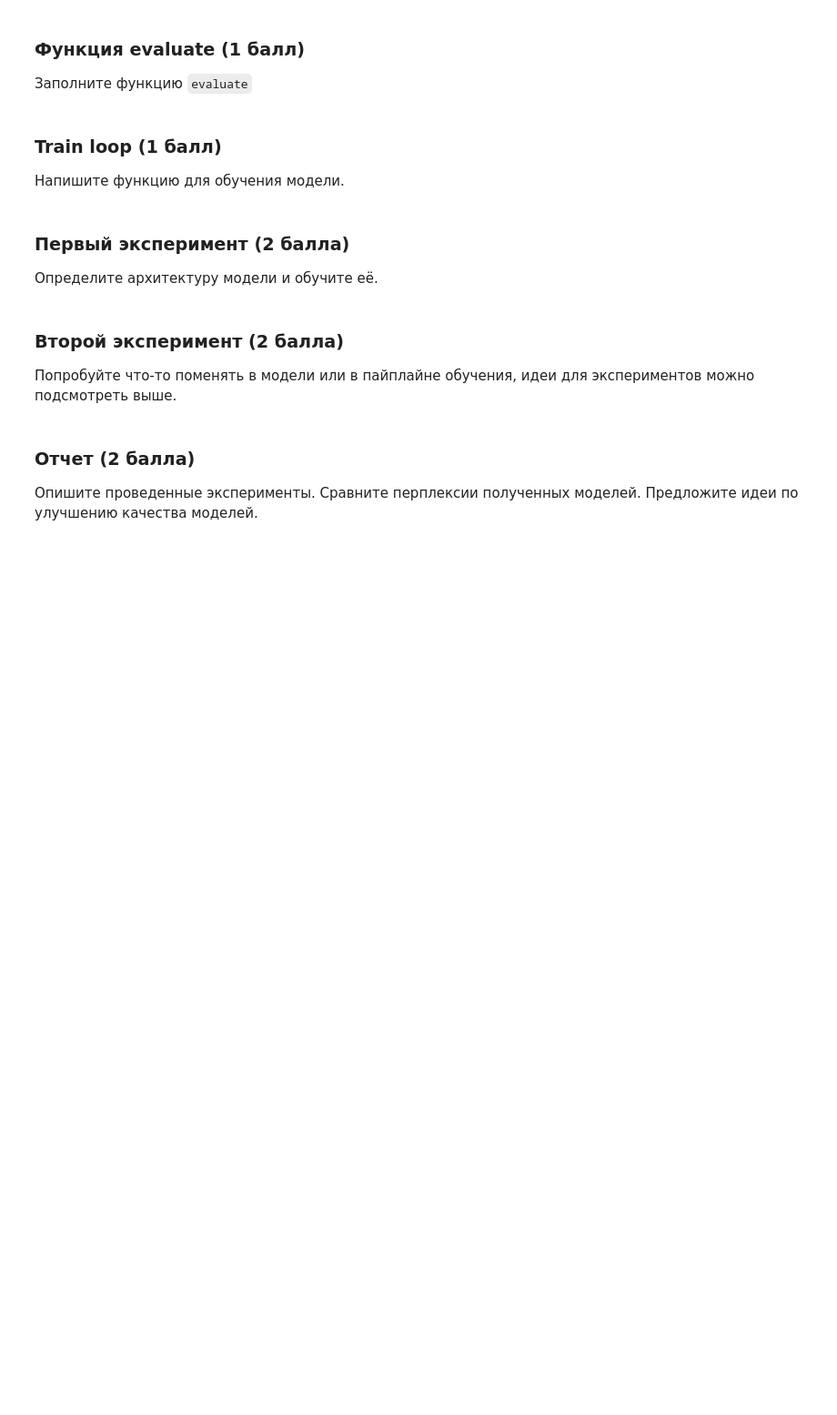
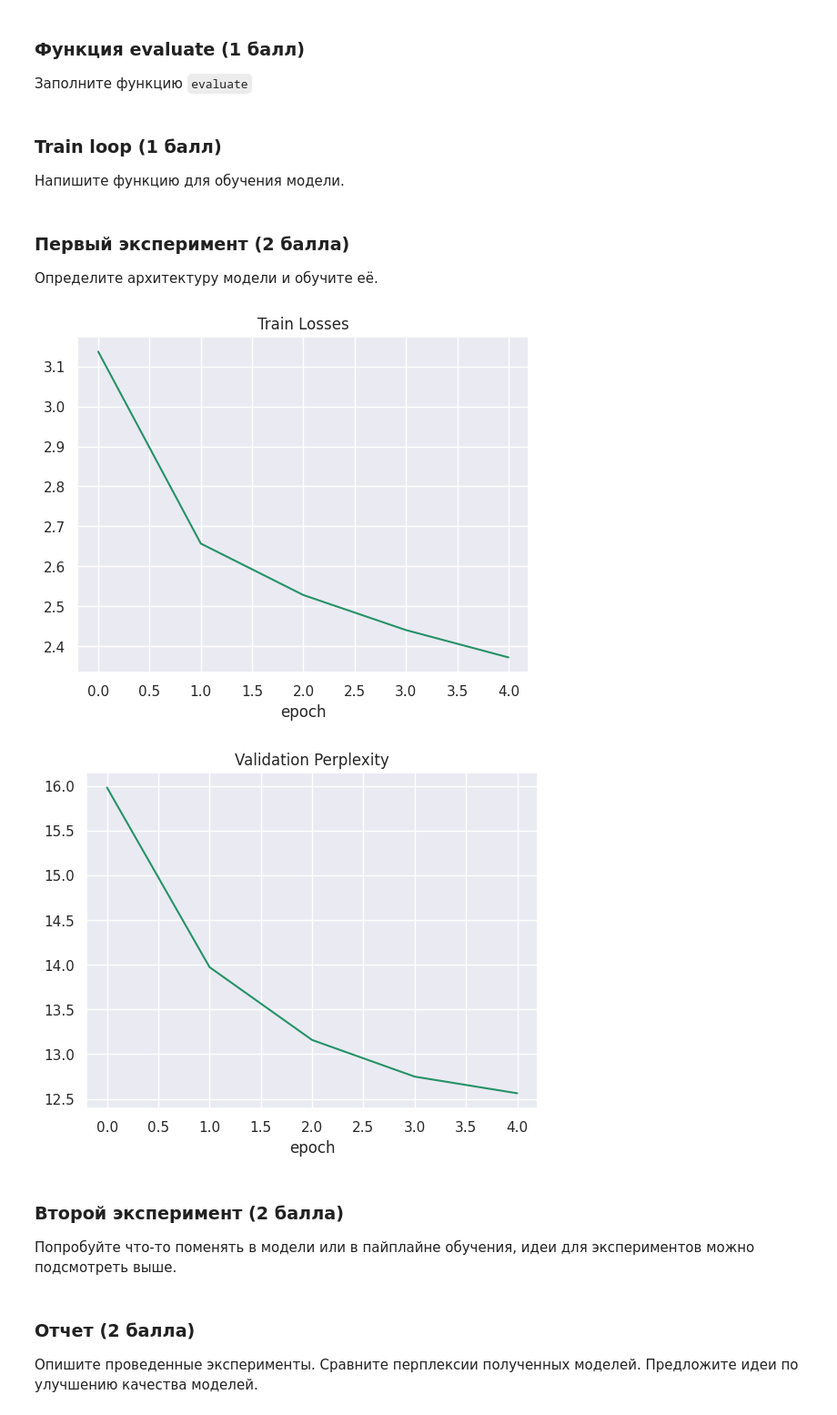
Before and after one commit to 0xJakuzya/dls, a Jupyter notebook: semester_2/hw_2_language_modelling.ipynb, the cells around one changed output. Shown at 91% size. Drawn from its saved outputs; the diff is of its cells as text; code cells hidden in the pictures; blank space fills up the shorter version.

```diff
--- a/semester_2/hw_2_language_modelling.ipynb
+++ b/semester_2/hw_2_language_modelling.ipynb
@@ -278,6 +278,19 @@ optimizer = torch.optim.Adam(model.parameters())
 
 losses, perplexities = train_model(model=model, train_dataloader=train_dataloader, criterion=criterion, optimizer=optimizer,
                                    num_epochs=5, evaluate_fn=evaluate, eval_dataloader=eval_dataloader)
+# %%
+plt.plot(np.arange(len(losses)), losses)
+plt.title('Train Losses')
+plt.xlabel("epoch")
+plt.show()
+
+plt.plot(np.arange(len(perplexities)), perplexities)
+plt.title('Validation Perplexity')
+plt.xlabel("epoch")
+plt.show()
+# %% [output]
+[figure, added]
+[figure, added]
 # %% [markdown]
 ### Второй эксперимент (2 балла)
 
```
